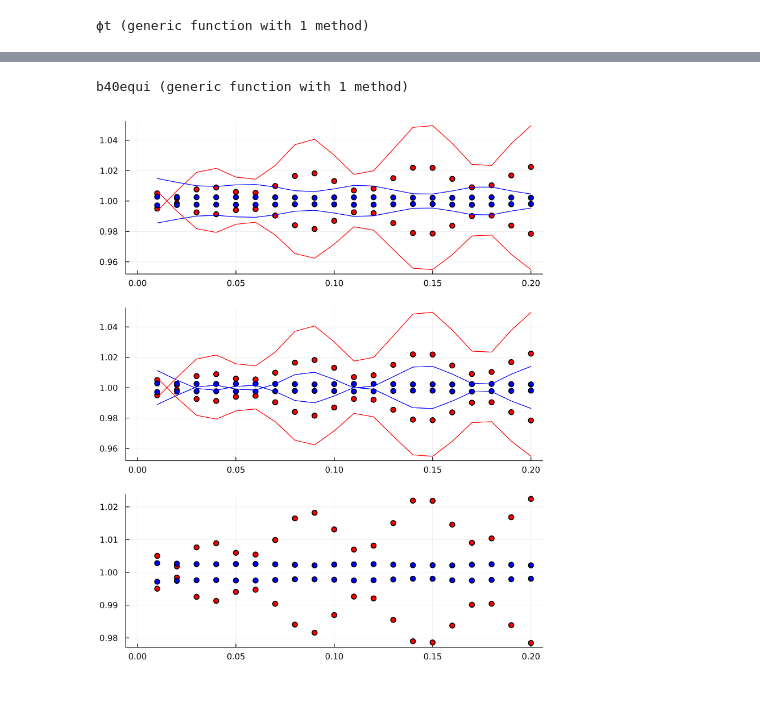
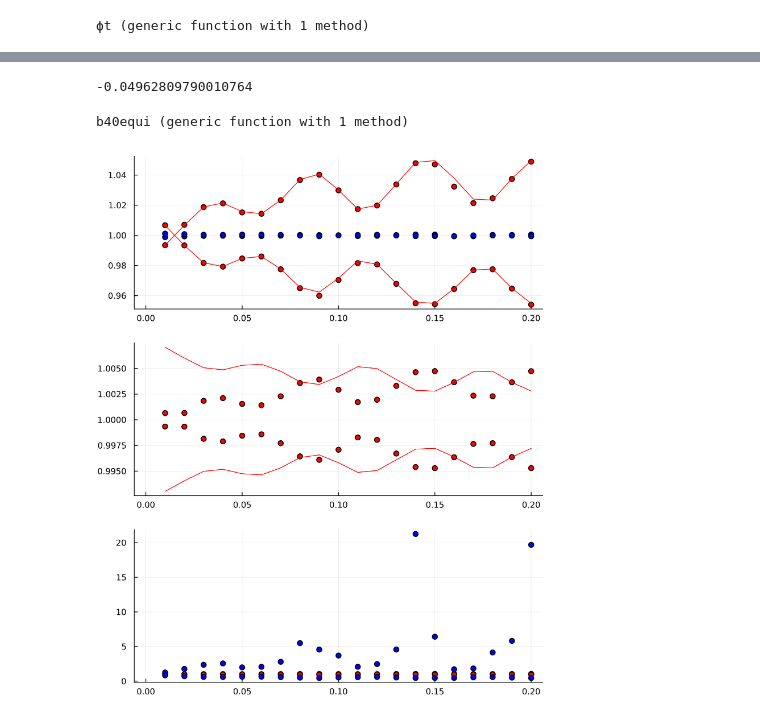
Before and after one commit to ladosamushia/BispectrumAP, a Jupyter notebook: BAOplots.ipynb, the cells around one changed output, grey strips where cells are left out. Drawn from its saved outputs; the diff is of its cells as text; code cells hidden in the pictures.

```diff
--- a/BAOplots.ipynb
+++ b/BAOplots.ipynb
@@ -183,7 +186,7 @@ function k3t(k1, k2, k3, μ, ϕ, αV, ϵ)
     Apar = αV*ϵ
     Aperp = αV/sqrt(ϵ)
     theta = acos(μ)
-    return  k3 * sqrt((1 - (r^2 * (sin(ϕ))^2)/k3^2)*(((cos(eps1 + theta))^2)*Apar + ((sin(eps1 + theta))^2)*Aperp ) + (r^2 * (sin(ϕ))^2 * Aperp )/k3^2)
+    return  k3 * sqrt((1 - (r^2 * (sin(ϕ))^2)/k3^2)*(((cos(eps1 + theta))^2)*Apar + ((sin(eps1 + theta))^2)*Aperp) + (r^2 * (sin(ϕ))^2 * Aperp )/k3^2)
 end
 function μt(k1, k2, k3, μ, ϕ, αV, ϵ)
     return μ*αV*ϵ/sqrt(αV^2*ϵ^2*μ^2 + αV^2/ϵ*(1 - μ^2))
@@ -192,9 +195,10 @@ function ϕt(k1, k2, k3, μ, ϕ, αV, ϵ)
     d = (k1^2 + k3^2 - k2^2)/(2*k1)
     Aperp = αV/sqrt(ϵ)
     r = sqrt(k3^2 - d^2)
-    dt = (k1t^2 + k3t^2 - k2t^2)/(2*k1t)
-    rt = sqrt(k3t^2 - dt^2)
-    return asin((r/rt)*sin(ϕ)*Aperp)
+    dt = (k1t(k1, k2, k3, μ, ϕ, αV, ϵ)^2 + k3t(k1, k2, k3, μ, ϕ, αV, ϵ)^2 - k2t(k1, k2, k3, μ, ϕ, αV, ϵ)^2)/(2*k1t(k1, k2, k3, μ, ϕ, αV, ϵ))
+    rt = sqrt(k3t(k1, k2, k3, μ, ϕ, αV, ϵ)^2 - dt^2)
+    #return asin((r/rt)*sin(ϕ)*Aperp)
+    return ϕ
 end
 # %% [output]
 ϕt (generic function with 1 method)
@@ -201,3 +260,7 @@ end
+# %%
+(k1t(0.1, 0.1, 0.1, 0.0, 0.0, 1.0, 1.01) - k1t(0.1, 0.1, 0.1, 0.0, 0.0, 1.0, 1.0))/1e-2
+# %% [output]
+-0.04962809790010764
 # %%
 function Y00(x)
     return 1/2/sqrt(π)
@@ -287,61 +333,64 @@ scatter!(kgrid, B00fid./B00em, label=:none, color=:blue, subplot=1)
 αV = 1.01; ϵ=1.00
 δαV = 1 - αV; δϵ = 1 - ϵ
 B00th = B00fid
-B00th += dB00k1*δαV + dB00k2*δαV + dB00k3*δαV
+B00th += 3*dB00k1*δαV
 B00th += dB20k1*δϵ/sqrt(5) + dB20k2*δϵ/8/sqrt(5) + dB20k3*δϵ/8/sqrt(5)
 B00th += B20fid*δϵ*3/sqrt(5)
 plot!(kgrid, B00fid./B00th, label=:none, color=:red, subplot=1)
 αV = 0.99; ϵ=1.00
 δαV = 1 - αV; δϵ = 1 - ϵ
-B00th = B00fid .+ dB00k1*δαV + dB00k2*δαV + dB00k3*δαV + dB20k1*δϵ/sqrt(5) + dB20k2*δϵ/8/sqrt(5) + dB20k3*δϵ/8/sqrt(5)  + B20fid*δϵ*3/sqrt(5)
+B00th = B00fid
+B00th += 3*dB00k1*δαV
+B00th += dB20k1*δϵ/sqrt(5) + dB20k2*δϵ/8/sqrt(5) + dB20k3*δϵ/8/sqrt(5)
+B00th += B20fid*δϵ*3/sqrt(5)
 plot!(kgrid, B00fid./B00th, label=:none, color=:red, subplot=1)
 αV = 1.00; ϵ=1.01
 δαV = 1 - αV; δϵ = 1 - ϵ
 B00th = B00fid .+ dB00k1*δαV + dB00k2*δαV + dB00k3*δαV + dB20k1*δϵ/sqrt(5) + dB20k2*δϵ/8/sqrt(5) + dB20k3*δϵ/8/sqrt(5)  + B20fid*δϵ*3/sqrt(5)
-plot!(kgrid, B00fid./B00th, label=:none, color=:blue, subplot=1)
+#plot!(kgrid, B00fid./B00th, label=:none, color=:blue, subplot=1)
 αV = 1.00; ϵ=0.99
 δαV = 1 - αV; δϵ = 1 - ϵ
 B00th = B00fid .+ dB00k1*δαV + dB00k2*δαV + dB00k3*δαV + dB20k1*δϵ/sqrt(5) + dB20k2*δϵ/8/sqrt(5) + dB20k3*δϵ/8/sqrt(5)  + B20fid*δϵ*3/sqrt(5)
-plot!(kgrid, B00fid./B00th, label=:none, color=:blue, subplot=1)
-scatter!(kgrid, B20fid./B20ap, label=:none, color=:red, subplot=2)
-scatter!(kgrid, B20fid./B20am, label=:none, color=:red, subplot=2)
-scatter!(kgrid, B20fid./B20ep, label=:none, color=:blue, subplot=2)
-scatter!(kgrid, B20fid./B20em, label=:none, color=:blue, subplot=2)
-αV = 1.01; ϵ=1.00
+#plot!(kgrid, B00fid./B00th, label=:none, color=:blue, subplot=1)
+scatter!(kgrid, B20fid./b20equi(kgrid, kgrid, kgrid, 1.001, 1.00), label=:none, color=:red, subplot=2)
+scatter!(kgrid, B20fid./b20equi(kgrid, kgrid, kgrid, 0.999, 1.00), label=:none, color=:red, subplot=2)
+#scatter!(kgrid, B20fid./B20ep, label=:none, color=:blue, subplot=2)
+#scatter!(kgrid, B20fid./B20em, label=:none, color=:blue, subplot=2)
+αV = 1.001; ϵ=1.00
 δαV = 1 - αV; δϵ = 1 - ϵ
 B20th = B20fid
 B20th += dB20k1*δαV + dB20k2*δαV + dB20k3*δαV
 B20th += dB20k1*δϵ/sqrt(5) + dB20k2*δϵ/8/sqrt(5) + dB20k3*δϵ/8/sqrt(5)
 B20th += B20fid*δϵ*3/sqrt(5)
 plot!(kgrid, B20fid./B20th, label=:none, color=:red, subplot=2)
-αV = 0.99; ϵ=1.00
+αV = 0.999; ϵ=1.00
 δαV = 1 - αV; δϵ = 1 - ϵ
 B20th = B20fid
-B20th += dB20k1*δαV + dB20k2*δαV + dB20k3*δαV
+B20th += 3*dB20k1*δαV
 B20th += dB00k1*δϵ/sqrt(5) + dB00k2*δϵ/8/sqrt(5) + dB00k3*δϵ/8/sqrt(5)
 B20th += dB20k1*δϵ*2/7 + dB20k2*δϵ/28 + dB20k3*δϵ/28
 plot!(kgrid, B20fid./B20th, label=:none, color=:red, subplot=2)
-αV = 1.00; ϵ=1.01
+αV = 1.00; ϵ=1.001
 δαV = 1 - αV; δϵ = 1 - ϵ
 B20th = B20fid
-B20th += dB20k1*δαV + dB20k2*δαV + dB20k3*δαV
+B20th += 3*dB20k2*δαV
 B20th += dB00k1*δϵ/sqrt(5) + dB00k2*δϵ/8/sqrt(5) + dB00k3*δϵ/8/sqrt(5)
 B20th += dB20k1*δϵ*2/7 + dB20k2*δϵ/28 + dB20k3*δϵ/28
 B20th += dB40k1*δϵ*6/7/sqrt(5) + dB40k2*δϵ*3/28/sqrt(5) + dB40k3*δϵ*3/28/sqrt(5)
 B20th += B20fid*δϵ*3/7 + B40fid*δϵ*6/7/sqrt(5)
-plot!(kgrid, B20fid./B20th, label=:none, color=:blue, subplot=2)
-αV = 1.00; ϵ=0.99
+#plot!(kgrid, B20fid./B20th, label=:none, color=:blue, subplot=2)
+αV = 1.00; ϵ=0.999
 δαV = 1 - αV; δϵ = 1 - ϵ
 B20th = B20fid
-B20th += dB20k1*δαV + dB20k2*δαV + dB20k3*δαV
+B20th += 3*dB20k1*δαV
 B20th += dB00k1*δϵ/sqrt(5) + dB00k2*δϵ/8/sqrt(5) + dB00k3*δϵ/8/sqrt(5)
 B20th += dB20k1*δϵ*2/7 + dB20k2*δϵ/28 + dB20k3*δϵ/28
 B20th += dB40k1*δϵ*6/7/sqrt(5) + dB40k2*δϵ*3/28/sqrt(5) + dB40k3*δϵ*3/28/sqrt(5)
 B20th += B20fid*δϵ*3/7 + B40fid*δϵ*6/7/sqrt(5)
-plot!(kgrid, B20fid./B20th, label=:none, color=:blue, subplot=2)
+#plot!(kgrid, B20fid./B20th, label=:none, color=:blue, subplot=2)
 scatter!(kgrid, B40fid./B40ap, label=:none, color=:red, subplot=3)
 scatter!(kgrid, B40fid./B40am, label=:none, color=:red, subplot=3)
 scatter!(kgrid, B40fid./B40ep, label=:none, color=:blue, subplot=3)
 scatter!(kgrid, B40fid./B40em, label=:none, color=:blue, subplot=3)
 # %% [output]
-[figure, old version]
+[figure, new version]
```
Also changed, not shown: parts of 17 cells of this notebook.
